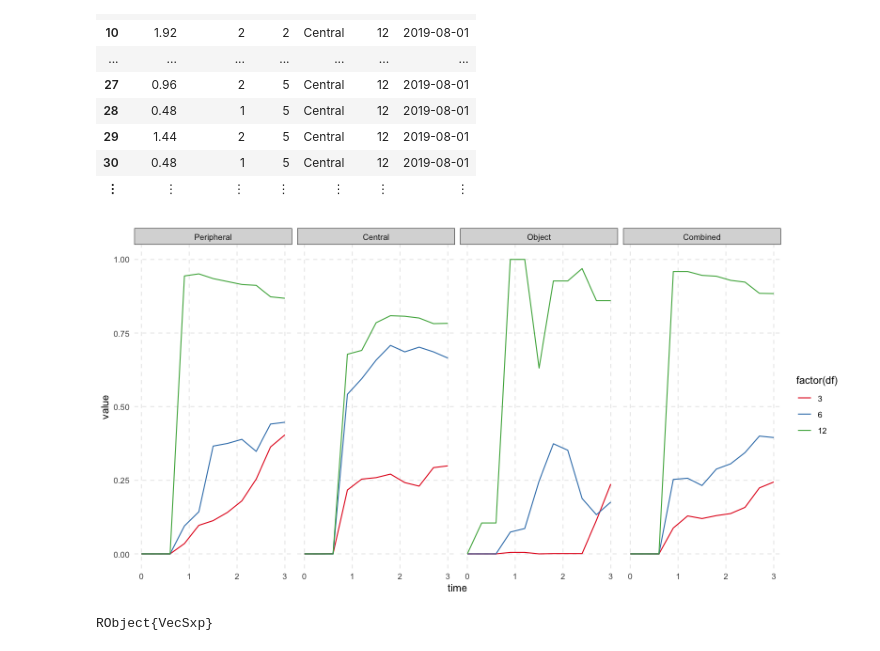
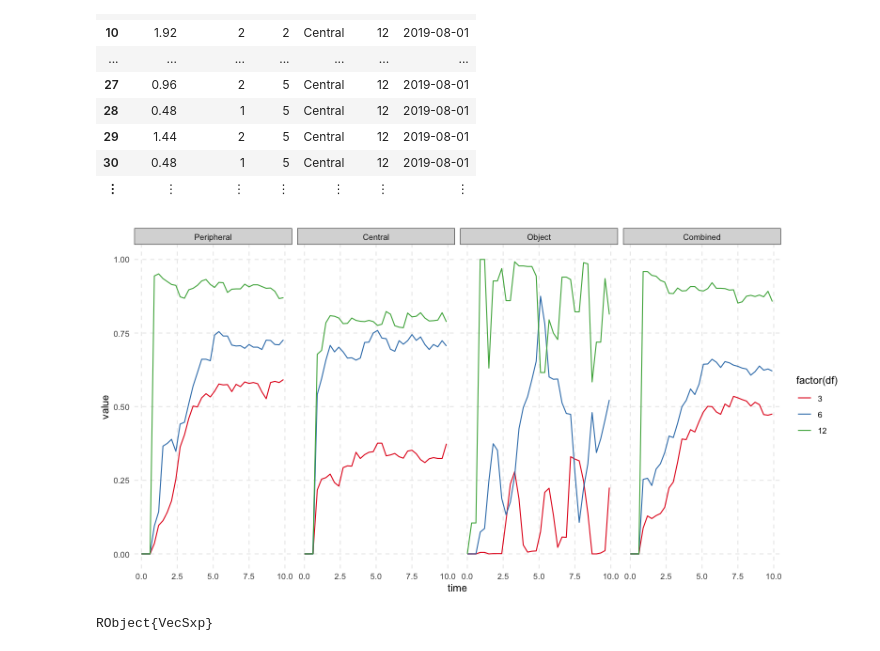
Before and after one commit to haberdashPI/bistable, a Jupyter notebook: notebooks/Figure - Buildup.ipynb, the cells around one changed output. Saved outputs shown, nothing was run; the diff lists cells and outputs as text; code cells hidden in the pictures.

Commit message:
Revised buildup figure.

```diff
--- a/notebooks/Figure - Buildup.ipynb
+++ b/notebooks/Figure - Buildup.ipynb
@@ -62,21 +73,21 @@ end
 # %%
 means = by(df,[:level,:df]) do df
   buildup_mean(df,delta=0.3,length=12)
 end
 
 R"""
 library(dplyr)
 df = $means
 df$level = factor(df$level, levels=c("Peripheral","Central","Object","Combined"), ordered=T)
 df = df %>% arrange(level)
 ggplot(df,aes(x=time,y=value,color=factor(df))) + geom_line() +
   scale_color_brewer(palette='Set1') +
-  facet_grid(~level) + xlim(0,3) + theme_bw() +
+  facet_grid(~level) + xlim(0,10) + theme_bw() +
   theme(panel.border = element_blank(),
         axis.ticks = element_blank(),
         panel.grid = element_line(linetype=2),
         panel.grid.minor = element_blank())
 """
 # %% [output]
-[figure, old version]
+[figure, new version]
 RObject{VecSxp}
```
Also changed, not shown: parts of 3 cells of this notebook, 1 other file.
